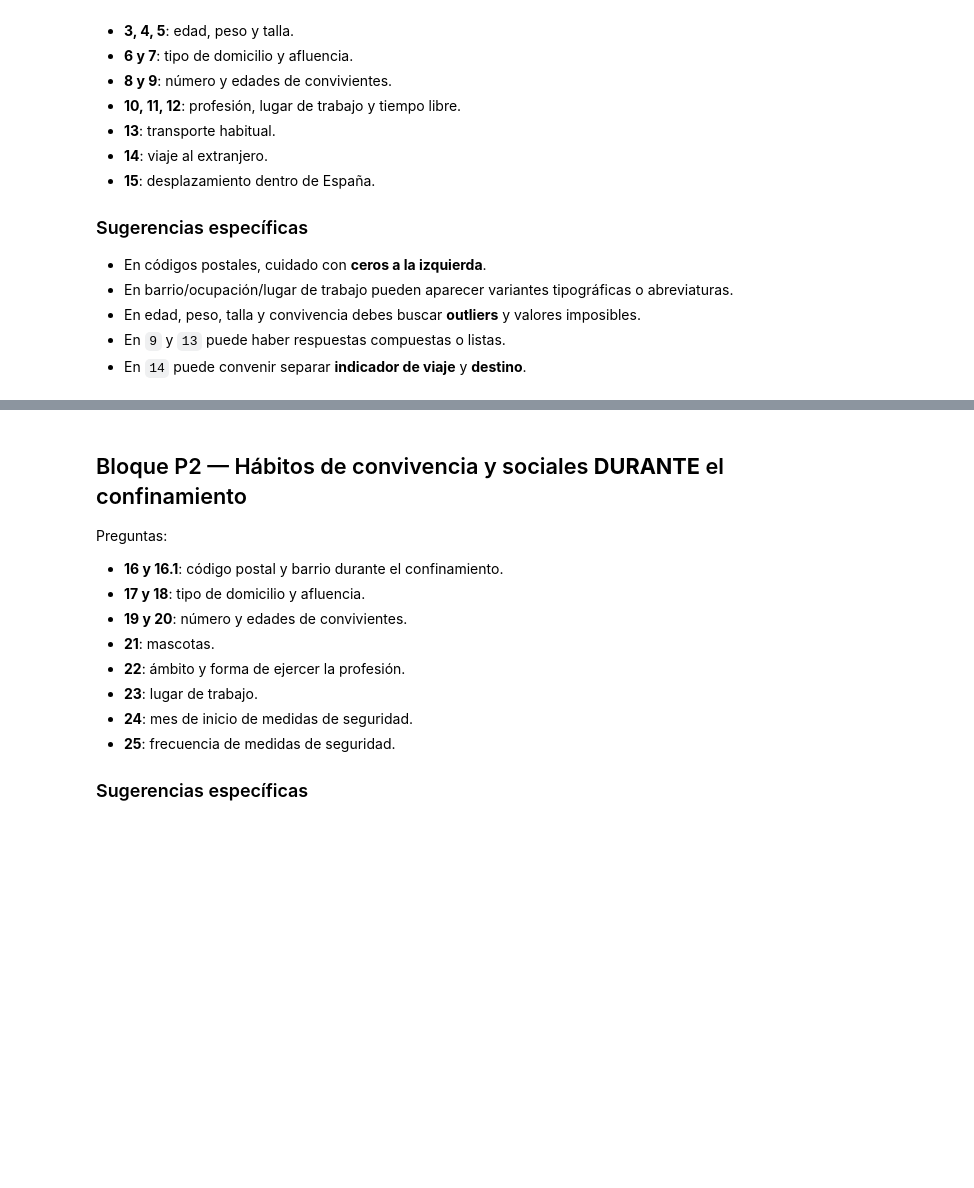
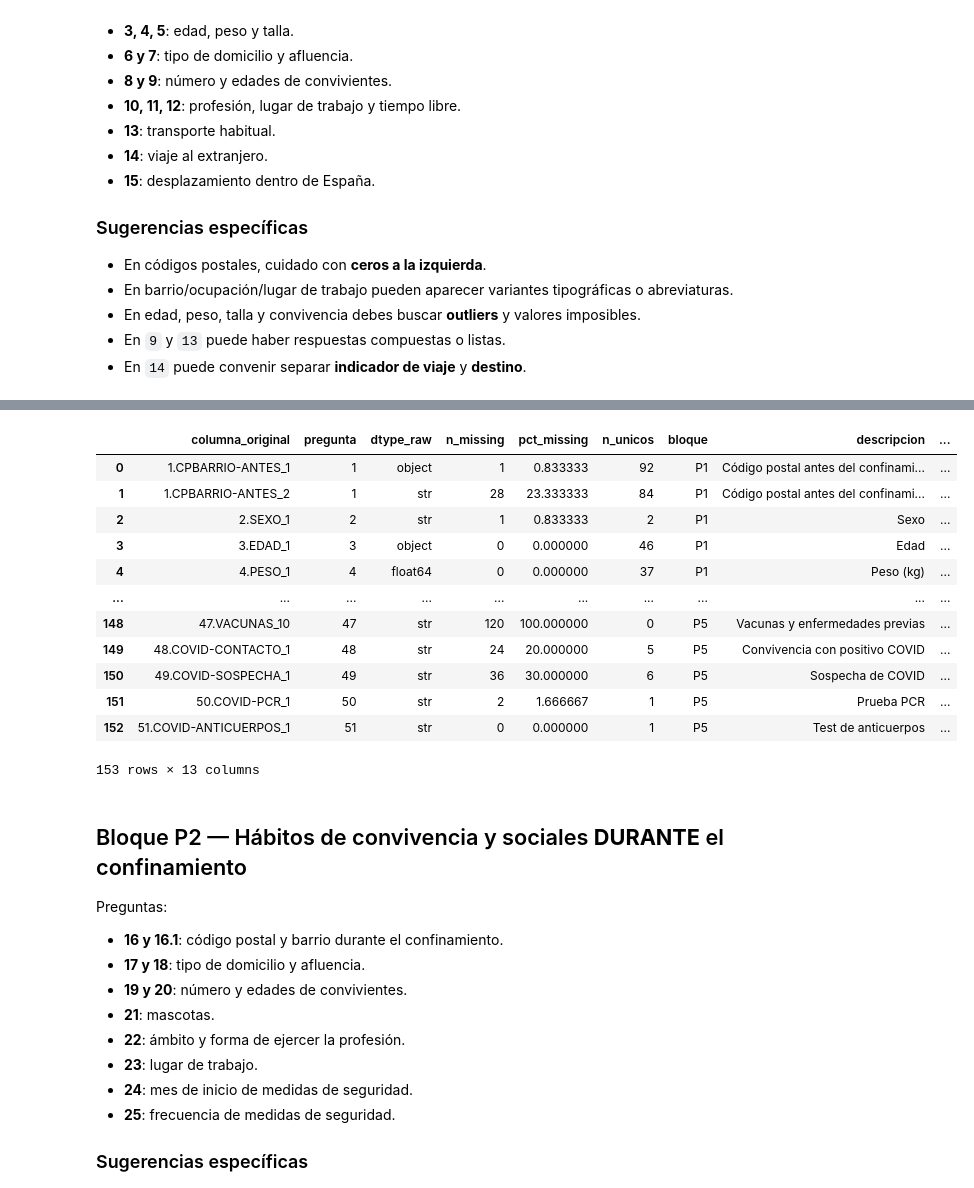
Before and after one commit to mxgueladrx/uma-25-26-2, a Jupyter notebook: AC1/Practica1/Notebook_Limpieza_EncuestaCOVID_ENUNCIADO.ipynb, the cells around one changed output, grey strips where cells are left out. Saved outputs shown, nothing was run; the diff lists cells and outputs as text; code cells hidden in the pictures; blank space fills up the shorter version.

```diff
--- a/AC1/Practica1/Notebook_Limpieza_EncuestaCOVID_ENUNCIADO.ipynb
+++ b/AC1/Practica1/Notebook_Limpieza_EncuestaCOVID_ENUNCIADO.ipynb
@@ -323,3 +603,19 @@ display(auditoria[auditoria["columna_original"].isin(cols_p1)])
+# %%
+display(auditoria)
+# %% [output]
+|  | columna_original | pregunta | dtype_raw | n_missing | pct_missing | n_unicos | bloque | descripcion | ... |
+| 0 | 1.CPBARRIO-ANTES_1 | 1 | object | 1 | 0.833333 | 92 | P1 | Código postal antes del confinami... | ... |
+| 1 | 1.CPBARRIO-ANTES_2 | 1 | str | 28 | 23.333333 | 84 | P1 | Código postal antes del confinami... | ... |
+| 2 | 2.SEXO_1 | 2 | str | 1 | 0.833333 | 2 | P1 | Sexo | ... |
+| 3 | 3.EDAD_1 | 3 | object | 0 | 0.000000 | 46 | P1 | Edad | ... |
+| 4 | 4.PESO_1 | 4 | float64 | 0 | 0.000000 | 37 | P1 | Peso (kg) | ... |
+| ... | ... | ... | ... | ... | ... | ... | ... | ... | ... |
+| 148 | 47.VACUNAS_10 | 47 | str | 120 | 100.000000 | 0 | P5 | Vacunas y enfermedades previas | ... |
+| 149 | 48.COVID-CONTACTO_1 | 48 | str | 24 | 20.000000 | 5 | P5 | Convivencia con positivo COVID | ... |
+| 150 | 49.COVID-SOSPECHA_1 | 49 | str | 36 | 30.000000 | 6 | P5 | Sospecha de COVID | ... |
+| 151 | 50.COVID-PCR_1 | 50 | str | 2 | 1.666667 | 1 | P5 | Prueba PCR | ... |
+| 152 | 51.COVID-ANTICUERPOS_1 | 51 | str | 0 | 0.000000 | 1 | P5 | Test de anticuerpos | ... |
+153 rows × 13 columns
 # %% [markdown]
 ## Bloque P2 — Hábitos de convivencia y sociales **DURANTE** el confinamiento
 
```
Also changed, not shown: parts of 11 cells of this notebook.
